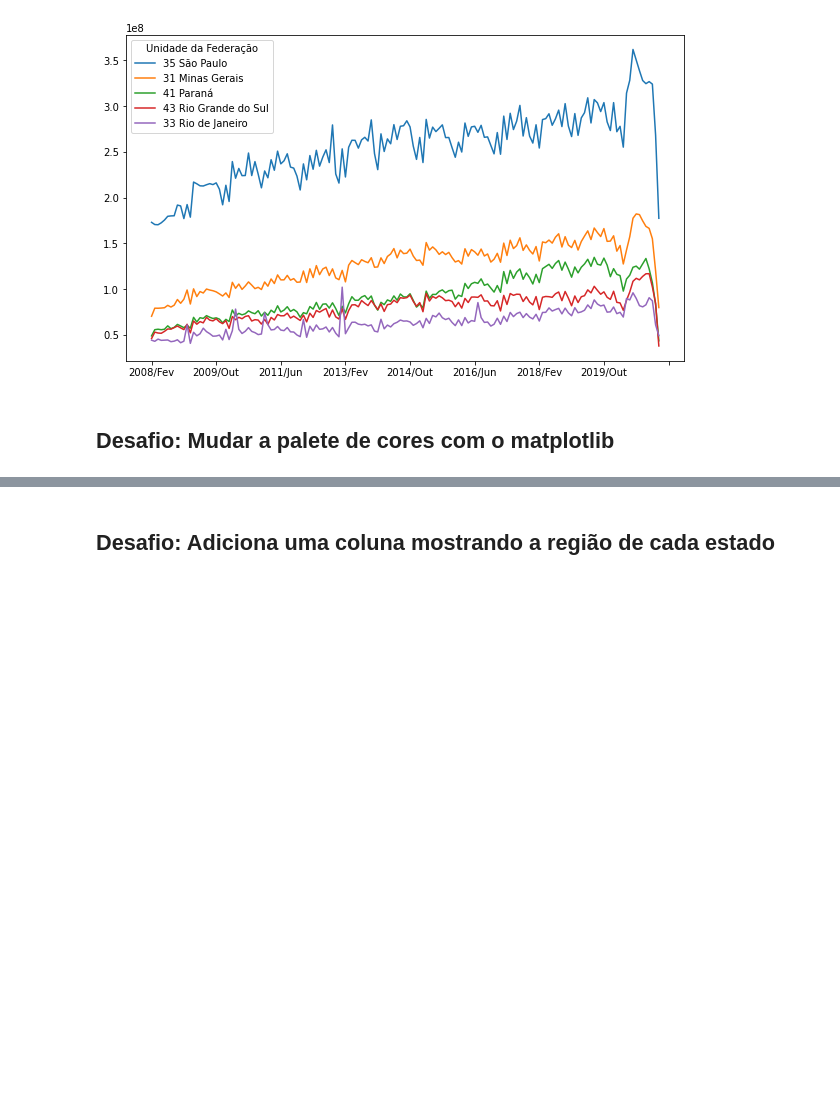
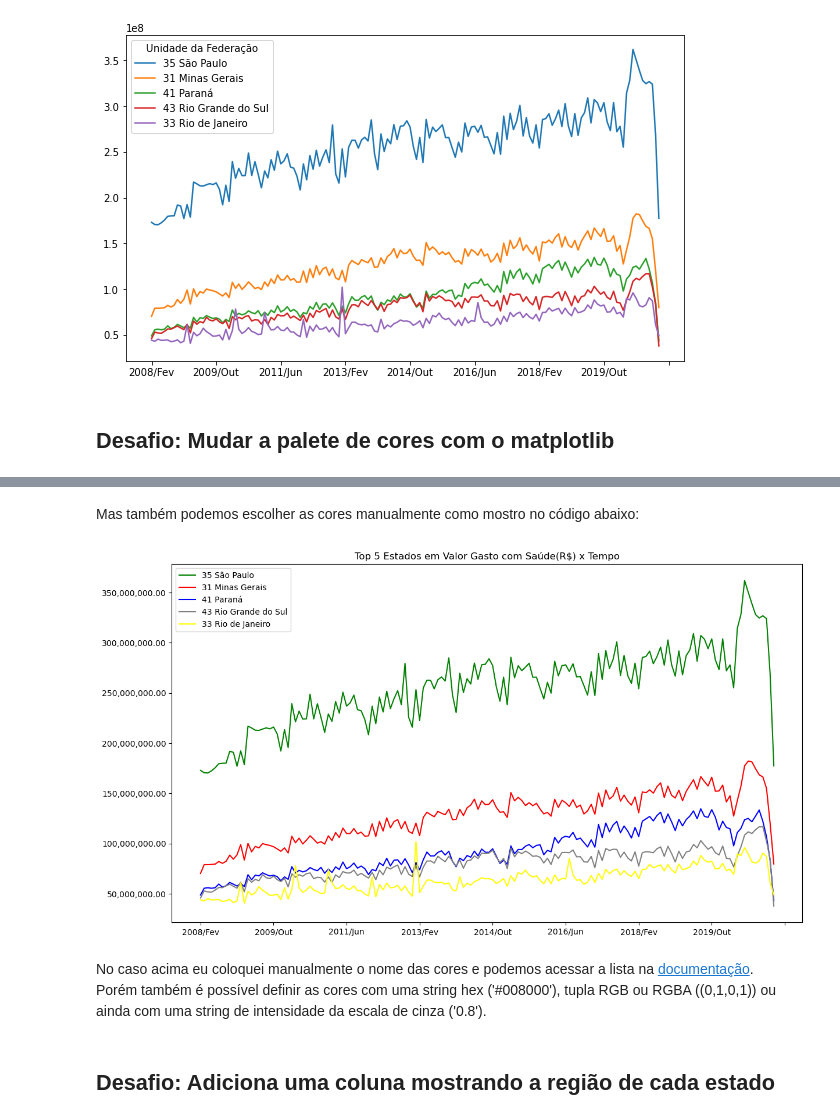
Before and after one commit to iplusl/Bootcamp_Data_Science, a Jupyter notebook: Modulo1/notebooks/Modulo1.ipynb, the cells around one changed output, grey strips where cells are left out. Drawn from its saved outputs; the diff is of its cells as text; code cells hidden in the pictures; blank space fills up the shorter version.

```diff
--- a/Modulo1/notebooks/Modulo1.ipynb
+++ b/Modulo1/notebooks/Modulo1.ipynb
@@ -599,2 +614,21 @@ ordenado_por_total.head(5).T.plot(figsize = (10,6))
+# %%
+plt.style.use('default')
+# %% [markdown]
+Mas também podemos escolher as cores manualmente como mostro no código abaixo:
+# %%
+import matplotlib.pyplot as plt
+import matplotlib.ticker as ticker
+
+ax = ordenado_por_total.head(5).T.plot(figsize=(14,8),
+                                       color=["green", "red", "blue", "gray", "yellow"])
+ax.yaxis.set_major_formatter(ticker.StrMethodFormatter("{x:,.2f}"))
+
+plt.title("Top 5 Estados em Valor Gasto com Saúde(R$) x Tempo")
+plt.legend(loc='upper left', ncol=1)
+plt.show()
+# %% [output]
+[figure, added]
+# %% [markdown]
+No caso acima eu coloquei manualmente o nome das cores e podemos acessar a lista na [documentação](https://matplotlib.org/stable/gallery/color/named_colors.html).<br> Porém também é possível definir as cores com uma string hex ('#008000'), tupla RGB ou RGBA ((0,1,0,1)) ou ainda com uma string de intensidade da escala de cinza ('0.8').
 # %% [markdown]
 ## Desafio: Adiciona uma coluna mostrando a região de cada estado
```
Also changed, not shown: parts of 10 cells of this notebook, 1 other file.
